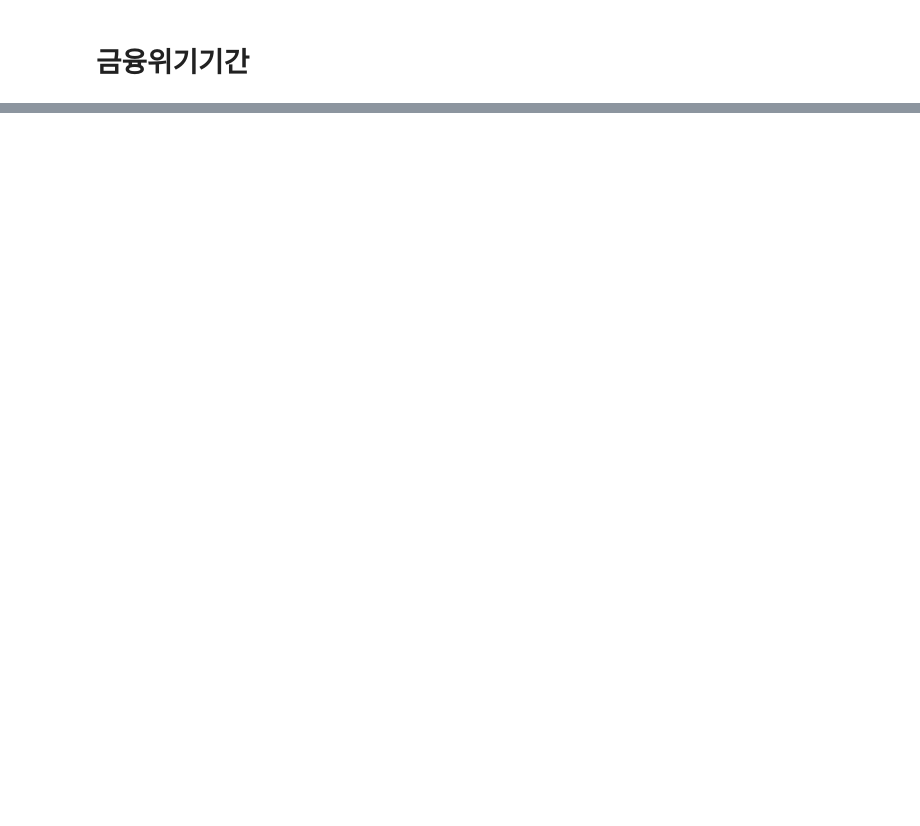
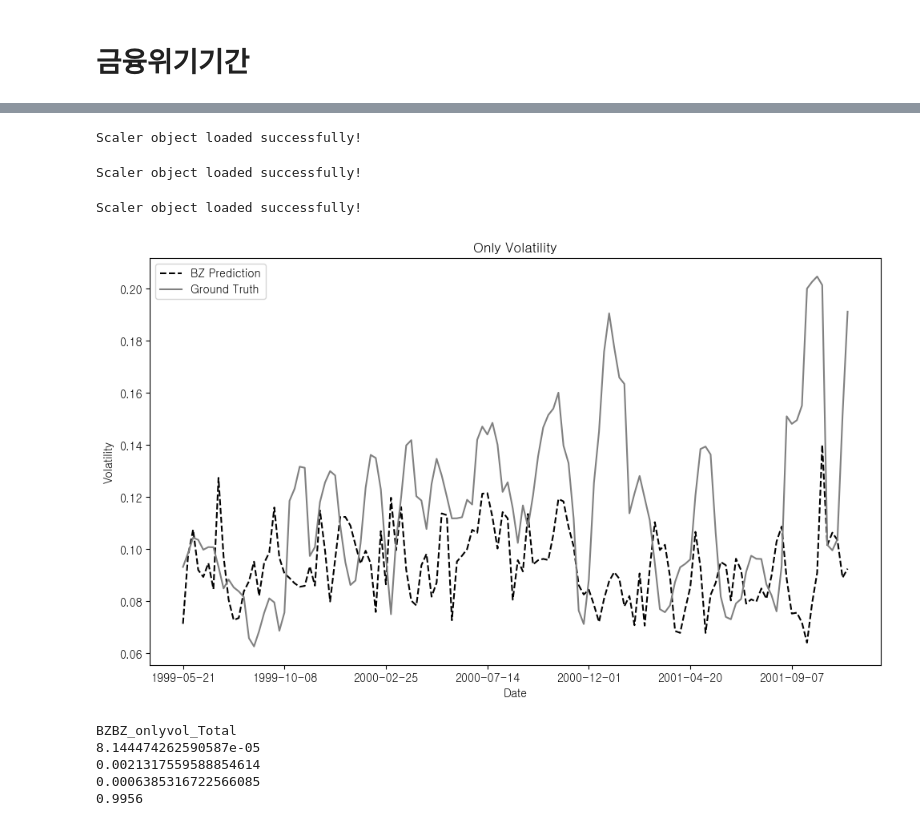
Before and after one commit to kimjuhwan1234/Volatility_Forecasting, a Jupyter notebook: EDA.ipynb, the cells around one changed output, grey strips where cells are left out. Saved outputs shown, nothing was run; the diff lists cells and outputs as text; code cells hidden in the pictures; blank space fills up the shorter version.

```diff
--- a/EDA.ipynb
+++ b/EDA.ipynb
@@ -248,0 +387,80 @@ SPBZ_SP500_변동성 큰 부분
+# %%
+_nlp = pd.read_csv('Files/NLP/UMAP75.csv', index_col=0)
+_nlp.index = pd.to_datetime(_nlp.index)
+text_df = pd.read_csv('Database/NLP/SP_vol_UMAP75.csv', index_col=0)
+text_df.index = pd.to_datetime(text_df.index)
+loaded_scaler_embedding = load('Database/Scaler/scaler_UMAP75.joblib')
+
+pred_nlp = pd.concat([_nlp['Predictions'], text_df.iloc[:, 1:]], axis=1).dropna()
+truth_nlp = pd.concat([_nlp['Ground Truths'], text_df.iloc[:, 1:]], axis=1).dropna()
+pred1 = loaded_scaler_embedding.inverse_transform(pred_nlp)
+truth1 = loaded_scaler_embedding.inverse_transform(truth_nlp)
+pred_inv = pd.DataFrame(pred1, columns=pred_nlp.columns, index=pred_nlp.index)
+truth_inv = pd.DataFrame(truth1, columns=truth_nlp.columns, index=truth_nlp.index)
+
+print("Scaler object loaded successfully!")
+# %% [output]
+Scaler object loaded successfully!
+# %%
+_nlp = pd.read_csv('Files/NLP/IE.csv', index_col=0)
+_nlp.index = pd.to_datetime(_nlp.index)
+text_df = pd.read_csv('Database/NLP/SP_vol_IE.csv', index_col=0)
+text_df.index = pd.to_datetime(text_df.index)
+loaded_scaler_embedding = load('Database/Scaler/scaler_IE.joblib')
+
+pred_nlp = pd.concat([_nlp['Predictions'], text_df.iloc[:, 1:]], axis=1).dropna()
+truth_nlp = pd.concat([_nlp['Ground Truths'], text_df.iloc[:, 1:]], axis=1).dropna()
+pred1 = loaded_scaler_embedding.inverse_transform(pred_nlp)
+truth1 = loaded_scaler_embedding.inverse_transform(truth_nlp)
+pred_inv = pd.DataFrame(pred1, columns=pred_nlp.columns, index=pred_nlp.index)
+truth_inv = pd.DataFrame(truth1, columns=truth_nlp.columns, index=truth_nlp.index)
+
+print("Scaler object loaded successfully!")
+# %% [output]
+Scaler object loaded successfully!
+# %%
+_nlp = pd.read_csv('Files/NLP/UMAP100.csv', index_col=0)
+_nlp.index = pd.to_datetime(_nlp.index)
+text_df = pd.read_csv('Database/NLP/SP_vol_UMAP100.csv', index_col=0)
+text_df.index = pd.to_datetime(text_df.index)
+loaded_scaler_embedding = load('Database/Scaler/scaler_UMAP100.joblib')
+
+pred_nlp = pd.concat([_nlp['Predictions'], text_df.iloc[:, 1:]], axis=1).dropna()
+truth_nlp = pd.concat([_nlp['Ground Truths'], text_df.iloc[:, 1:]], axis=1).dropna()
+pred1 = loaded_scaler_embedding.inverse_transform(pred_nlp)
+truth1 = loaded_scaler_embedding.inverse_transform(truth_nlp)
+pred_inv = pd.DataFrame(pred1, columns=pred_nlp.columns, index=pred_nlp.index)
+truth_inv = pd.DataFrame(truth1, columns=truth_nlp.columns, index=truth_nlp.index)
+
+print("Scaler object loaded successfully!")
+# %% [output]
+Scaler object loaded successfully!
+# %%
+plt.figure(figsize=(10, 6))
+
+start = 0
+end = -1
+plt.plot(pred_inv.iloc[start:end, 0], label='BZ Prediction', linestyle='--', color='black')
+plt.plot(truth_inv.iloc[start:end, 0], label='Ground Truth', color='gray')
+
+plt.title('Only Volatility')
+plt.xlabel('Date')
+plt.ylabel('Volatility')
+plt.legend()
+plt.xticks(pred_inv.index[start:end:20])
+plt.tight_layout()
+plt.show()
+# %% [output]
+[figure, added]
+# %%
+print('BZBZ_onlyvol_Total')
+print(calculate_mae(truth_inv.values, pred_inv.values))
+print(calculate_rmse(truth_inv.values, pred_inv.values))
+print(calculate_mape(truth_inv.values, pred_inv.values))
+print(f'{r2_score(truth_inv.values, pred_inv.values):.4f}')
+# %% [output]
+BZBZ_onlyvol_Total
+8.144474262590587e-05
+0.0021317559588854614
+0.0006385316722566085
+0.9956
```
Also changed, not shown: parts of 26 cells of this notebook, 25 other files.
